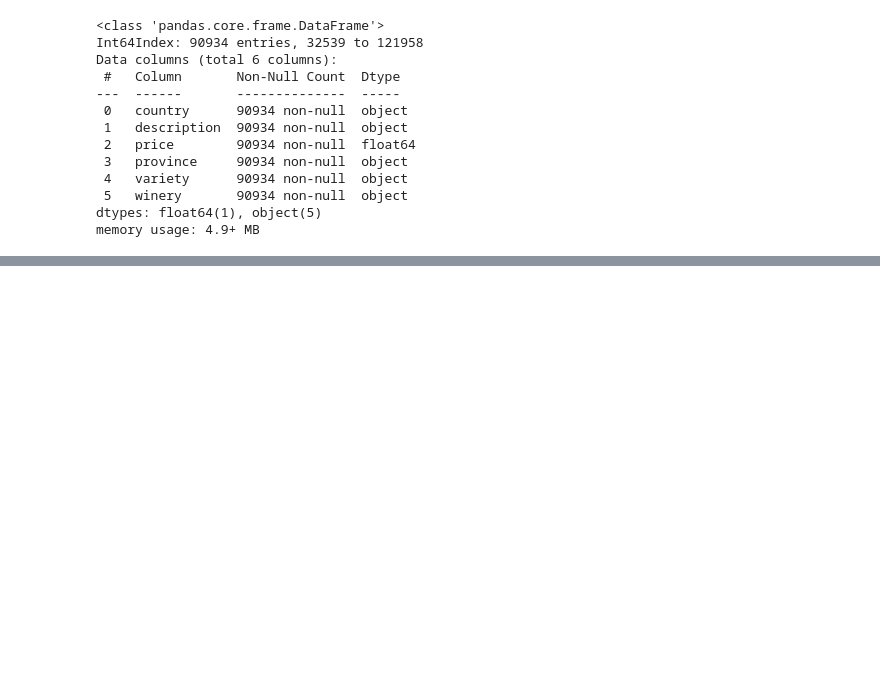
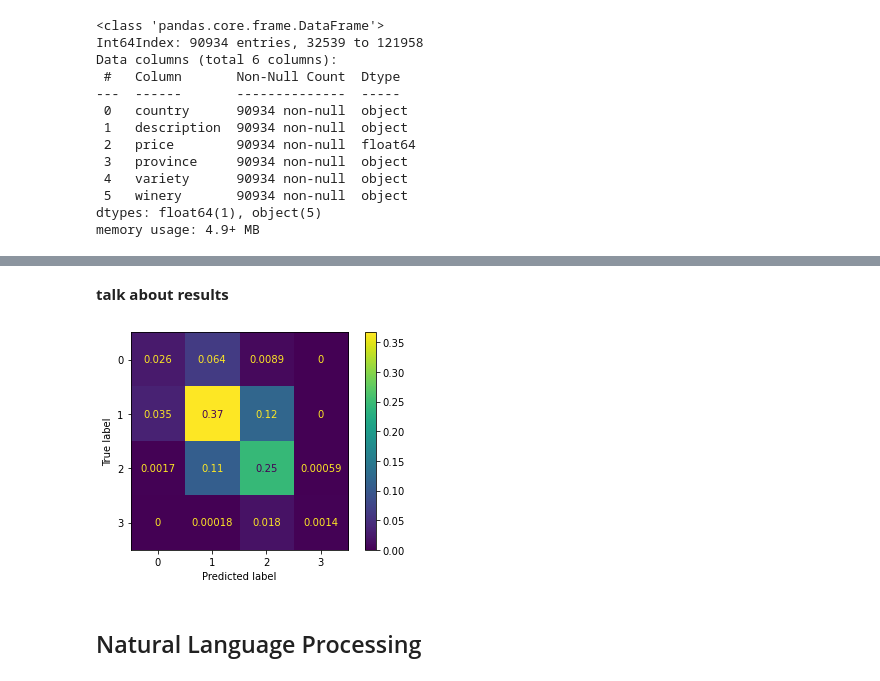
Before and after one commit to elizabeth524/Capstone-Project, a Jupyter notebook: Wine-Reviews-NLP.ipynb, the cells around one changed output, grey strips where cells are left out. Drawn from its saved outputs; the diff is of its cells as text; code cells hidden in the pictures; blank space fills up the shorter version.

```diff
--- a/Wine-Reviews-NLP.ipynb
+++ b/Wine-Reviews-NLP.ipynb
@@ -268,0 +390,7 @@ ValueError: Found input variables with inconsistent numbers of samples: [118260,
+# %%
+# Fit final baseline model
+final_baseline = MultinomialNB()
+
+final_baseline.fit(preprocessed_X_train_1, y_train)
+print('Final baseline training score:', final_baseline.score(preprocessed_X_train_1,
+                                                          y_train))
@@ -268,0 +399,18 @@ ValueError: Found input variables with inconsistent numbers of samples: [118260,
+# %%
+# One hot encode X_test
+X_test_cat = X_test.drop(['description', 'price'], axis=1)
+X_test_cat_ohe = ohe.transform(X_test_cat)
+X_test_cat_final = pd.DataFrame.sparse.from_spmatrix(X_test_cat_ohe,
+                                                     columns=ohe.get_feature_names(),
+                                                     index=X_test_cat.index)
+# %%
+X_test['price'].fillna((X_test['price'].mean()), inplace=True)
+X_test_cont = X_test['price']
+X_test_without_text = pd.concat([X_test_cat_final, X_test_cont], axis=1)
+# %%
+# Vectorize X_test
+X_test_vectorized = tfidf.transform(X_test["description"])
+X_test_text_df = pd.DataFrame.sparse.from_spmatrix(X_test_vectorized,
+                                              columns=tfidf.get_feature_names(),
+                                              index=X_test.index)
+X_test_preprocessed_1 = pd.concat([X_test_text_df, X_test_without_text], axis=1)
@@ -268,0 +437,13 @@ ValueError: Found input variables with inconsistent numbers of samples: [118260,
+# %% [markdown]
+**talk about results**
+# %%
+from sklearn.metrics import plot_confusion_matrix
+plot_confusion_matrix(final_baseline,
+                      X_test_preprocessed_1,
+                      y_test,
+                      normalize='all');
+#plt.savefig('ConfusionMatrix.jpg')
+# %% [output]
+[figure, added]
+# %% [markdown]
+## Natural Language Processing
```
Also changed, not shown: parts of 136 cells of this notebook.
